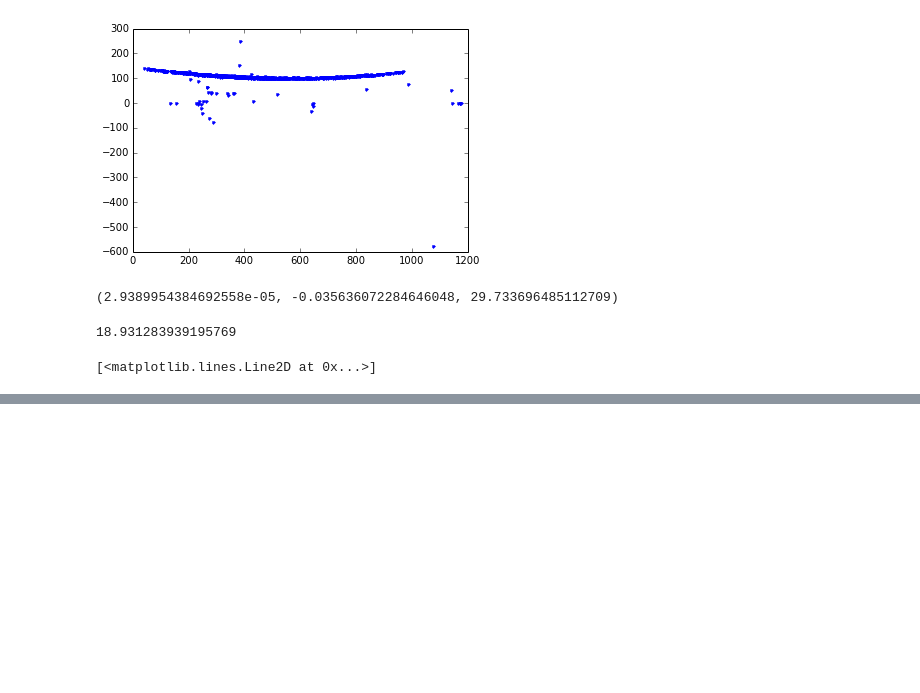
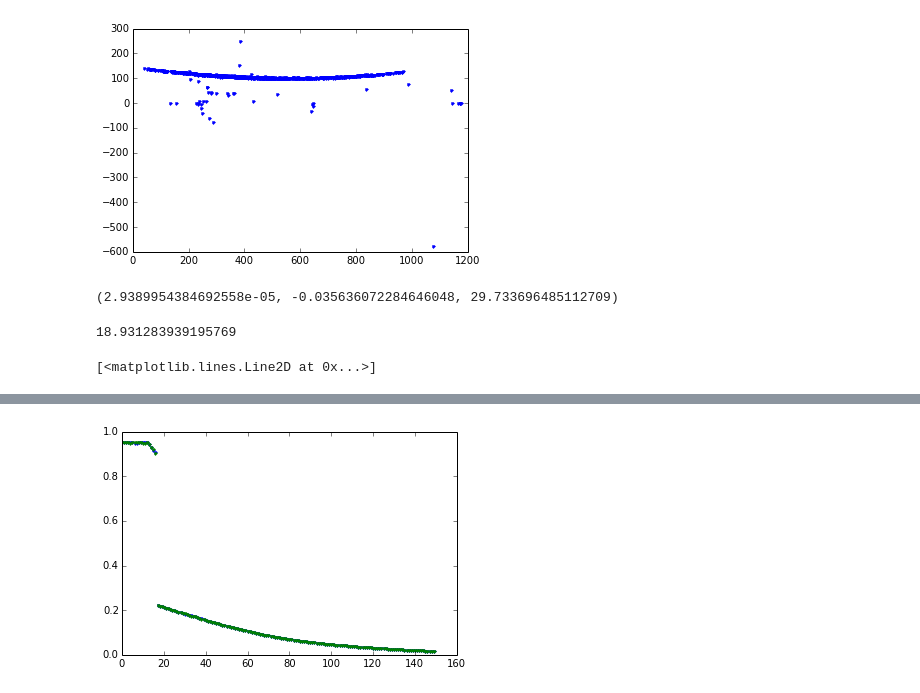
Before and after one commit to daemacles/gimx-calibration, a Jupyter notebook: gimx analysis.ipynb, the cells around one changed output, grey strips where cells are left out. Saved outputs shown, nothing was run; the diff lists cells and outputs as text; code cells hidden in the pictures; blank space fills up the shorter version.

```diff
--- a/gimx analysis.ipynb
+++ b/gimx analysis.ipynb
@@ -145,0 +146,84 @@ len(M)
+# %%
+from scipy.optimize import minimize
+import sys
+
+def FrameDelta(X, rot_hz, epsilon, s=1, dt=1.0/60.0, w=1280, f=1280):
+    X = X - w/2 + epsilon
+    phi_dot = 2*pi * rot_hz
+
+    Theta1 = arctan(X / f)
+    Theta2 = Theta1 + s*dt*phi_dot
+    return f*(tan(Theta2) - tan(Theta1))
+
+def GetInliers(X, y):
+    X = np.vstack((X**2, X, ones(X.shape[0]))).T
+
+    # Robustly fit linear model with RANSAC algorithm
+    model_ransac = linear_model.RANSACRegressor(linear_model.LinearRegression(fit_intercept=False))
+    model_ransac.fit(X, y)
+    return model_ransac.inlier_mask_
+
+class MinFun (object):
+    def __init__(self, X, y, s):
+        self.X = X
+        self.y = y
+        self.s = s
+
+    def __call__(self, args):
+        rot_hz = args[0]
+        epsilon = args[1]
+        f = args[2]
+        y_hat = FrameDelta(self.X, rot_hz, epsilon, self.s, f=f)
+        diff = y_hat - self.y
+        #return diff.dot(diff)
+        return sum(sqrt(abs(diff)))
+
+thetas = []
+for idx in xrange(len(M)):
+#for idx in xrange(90,110):
+    #idx = 90
+    s = S[idx]
+    X = M[idx][:, 0]
+    y = M[idx][:, 2]
+    W = 1280
+    #inliers = GetInliers(X, y)
+    #X_in = X[inliers]
+    #y_in = y[inliers]
+    X_in = X
+    y_in = y
+
+    minfun = MinFun(X_in, y_in, s)
+    x0 = [sqrt(0.0577), 12, 870]
+    res = minimize(lambda x: minfun([x[0], eps_hat, f_hat]), x0, method='Powell')
+    #res = minimize(minfun, x0, method='Powell')
+
+    #print '{} rot_hz={:.4f}, eps={:.4f}, f={:.4f}'.format(res.success, res.x[0], res.x[1], res.x[2])
+    #print res
+
+    if res.success:
+        thetas.append([idx, s, res.x[0], res.x[1], res.x[2]])
+        if idx % 10 == 0:
+            print idx
+    else:
+        print 'Fail at', idx
+
+    #N = 200
+    #t = linspace(0, W, N)
+    #y_lin = FrameDelta(t, res.x[0], res.x[1], s, f=res.x[2])
+
+    #plot(t, y_lin)
+    #plot(X_in, y_in, '.')
+
+thetas = array(thetas)
+
+eps_hat = mean(thetas[:120,3])
+f_hat = mean(thetas[:120,4])
+
+N = 150
+y_mins_norm = thetas[:N,2].max()*y_mins[:N]/y_mins.max()
+
+plot(thetas[:N, 0], thetas[:N, 2], '.')
+plot(y_mins_norm[:N], '.')
+
+print 'avg diff is', sum(abs(thetas[:N, 2] - y_mins_norm[:N])) / N
+# %% [output]
@@ -145,0 +247 @@ len(M)
+[figure, added]
```
Also changed, not shown: parts of 7 cells of this notebook.
